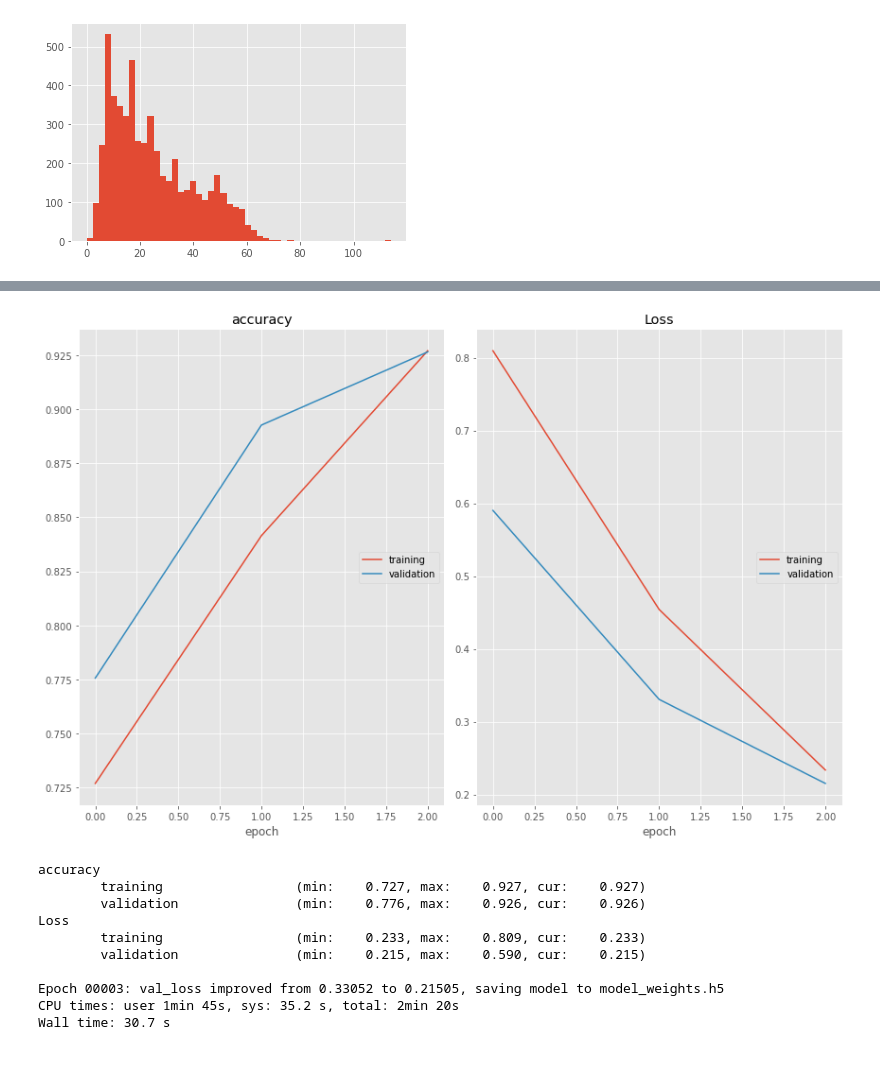
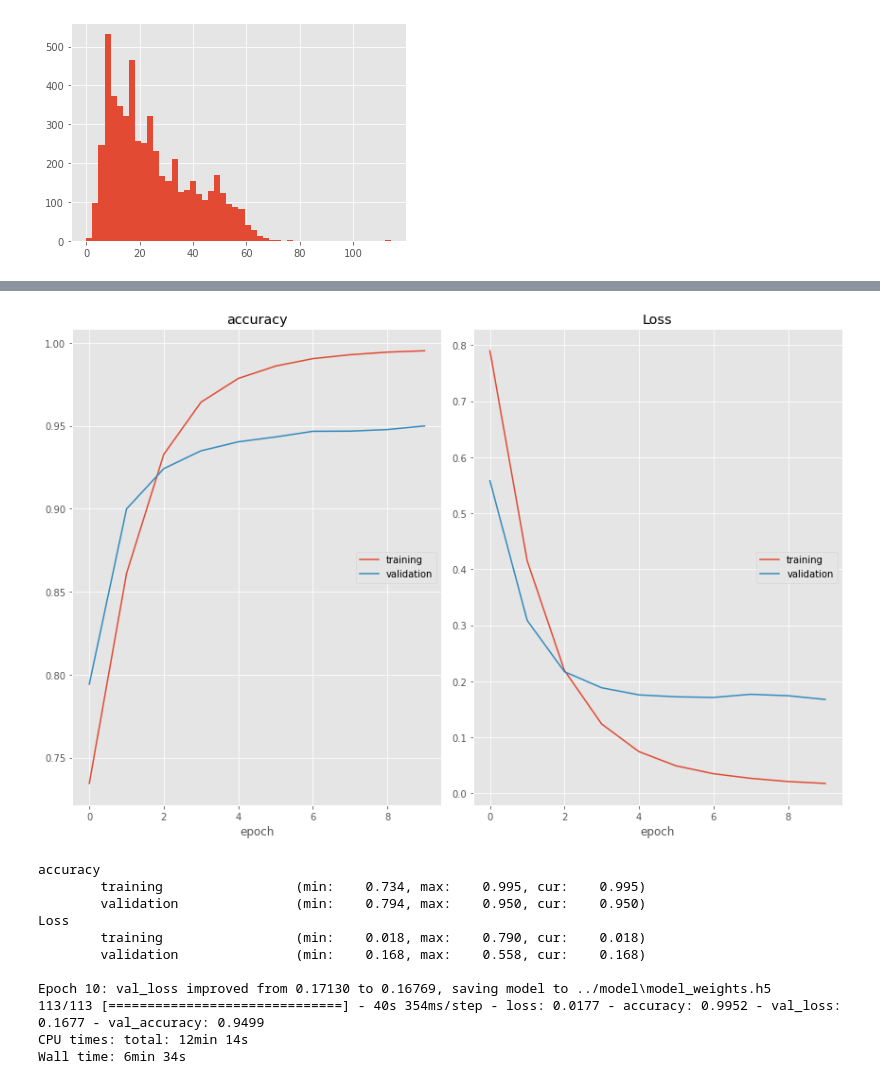
Before and after one commit to fathanick/Word-level-Indonesian-Javanese-English-code-mixed-language-identification, a Jupyter notebook: deep learning/lstm.ipynb, the cells around one changed output, grey strips where cells are left out. Drawn from its saved outputs; the diff is of its cells as text; code cells hidden in the pictures.

```diff
--- a/deep learning/lstm.ipynb
+++ b/deep learning/lstm.ipynb
@@ -90,40 +97,41 @@ import tensorflow_addons as tfa
 # %%
 model.compile(optimizer="adam",
               loss="sparse_categorical_crossentropy",
-              metrics=["accuracy", ])
+              metrics=["accuracy", tfa.metrics.F1Score(num_classes=num_tags, threshold=0.5)])
 # %%
 from tensorflow.keras.callbacks import ModelCheckpoint, EarlyStopping
 from livelossplot.tf_keras import PlotLossesCallback
 # %%
 %%time
 
-chkpt = ModelCheckpoint("model_weights.h5", monitor='val_loss',verbose=1, save_best_only=True, save_weights_only=True, mode='min')
+chkpt = ModelCheckpoint("../model/model_weights.h5", monitor='val_loss',verbose=1, save_best_only=True, save_weights_only=True, mode='min')
 
-early_stopping = EarlyStopping(monitor='val_accuracy', min_delta=0, patience=1, verbose=0, mode='max', baseline=None, restore_best_weights=False)
+early_stopping = EarlyStopping(monitor='val_accuracy', min_delta=0, patience=2, verbose=0, mode='max', baseline=None, restore_best_weights=False)
 
 callbacks = [PlotLossesCallback(), chkpt, early_stopping]
 
 history = model.fit(
     x=x_train,
     y=y_train,
     validation_data=(x_test,y_test),
     batch_size=32,
-    epochs=3,
+    epochs=10,
     callbacks=callbacks,
     verbose=1
 )
 # %% [output]
-[figure, old version]
+[figure, new version]
 accuracy
-        training                 (min:    0.727, max:    0.927, cur:    0.927)
-        validation               (min:    0.776, max:    0.926, cur:    0.926)
+        training                 (min:    0.734, max:    0.995, cur:    0.995)
+        validation               (min:    0.794, max:    0.950, cur:    0.950)
 Loss
-        training                 (min:    0.233, max:    0.809, cur:    0.233)
-        validation               (min:    0.215, max:    0.590, cur:    0.215)
+        training                 (min:    0.018, max:    0.790, cur:    0.018)
+        validation               (min:    0.168, max:    0.558, cur:    0.168)
 
-Epoch 00003: val_loss improved from 0.33052 to 0.21505, saving model to model_weights.h5
-CPU times: user 1min 45s, sys: 35.2 s, total: 2min 20s
-Wall time: 30.7 s
+Epoch 10: val_loss improved from 0.17130 to 0.16769, saving model to ../model\model_weights.h5
+113/113 [==============================] - 40s 354ms/step - loss: 0.0177 - accuracy: 0.9952 - val_loss: 0.1677 - val_accuracy: 0.9499
+CPU times: total: 12min 14s
+Wall time: 6min 34s
 # %%
 model.evaluate(x_test, y_test)
 # %% [output]
```
Also changed, not shown: parts of 4 cells of this notebook.
